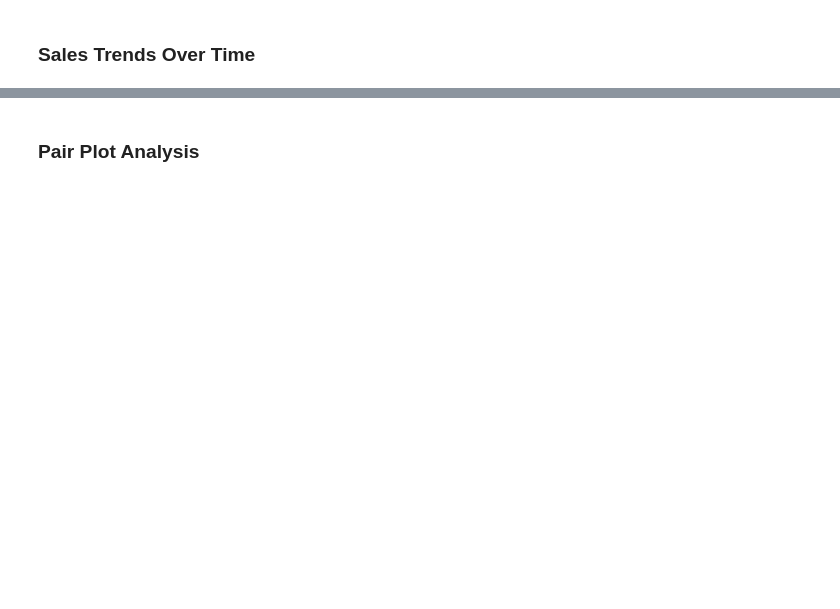
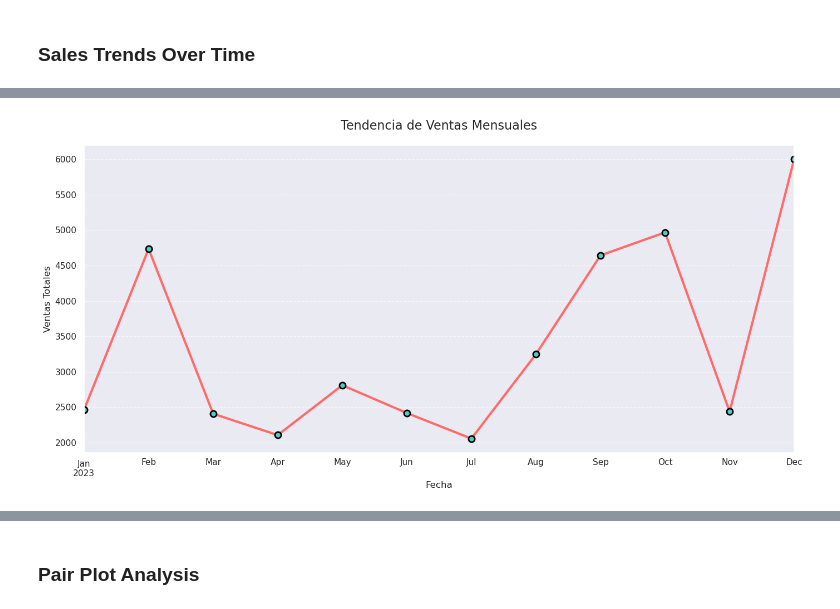
Before and after one commit to GuaSiMoTO/LAB-Python-for-Data-Analysis-EDA-public, a Jupyter notebook: LAB-Exploratory-Data-Analysis.ipynb, the cells around one changed output, grey strips where cells are left out. Cells and saved outputs as stored; diff of their text form; code cells hidden in the pictures; blank space fills up the shorter version.

```diff
--- a/LAB-Exploratory-Data-Analysis.ipynb
+++ b/LAB-Exploratory-Data-Analysis.ipynb
@@ -53,0 +267,29 @@ from scipy import stats
+# %%
+
+# Configuración de estilo
+plt.figure(figsize=(14, 7))
+sns.set_style("darkgrid")  # Fondo con grid oscuro
+
+
+# Resample de ventas por mes y gráfico de línea
+df.set_index('Date')['Sales']\
+    .resample('M').sum()\
+    .plot(color='#FF6B6B',  # Color coral
+          linewidth=3,     # Grosor de línea
+          marker='o',      # Marcadores en cada punto
+          markersize=8,
+          markerfacecolor='#4ECDC4',  # Color turquesa para marcadores
+          markeredgewidth=2,
+          markeredgecolor='black')
+
+# Personalización
+plt.title('Tendencia de Ventas Mensuales', fontsize=16, pad=20)
+plt.xlabel('Fecha', fontsize=12)
+plt.ylabel('Ventas Totales', fontsize=12)
+plt.grid(True, linestyle='--', alpha=0.7)  # Grid punteado
+
+
+plt.tight_layout()
+plt.show()
+# %% [output]
+[figure, added]
```
Also changed, not shown: parts of 30 cells of this notebook, 3 other files.
